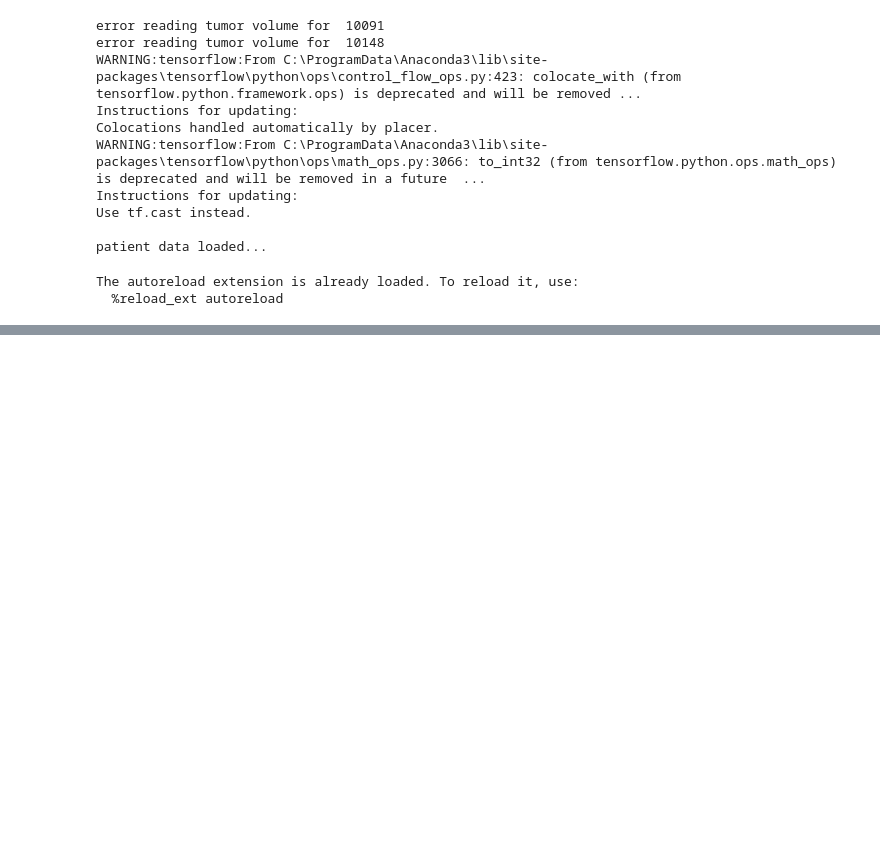
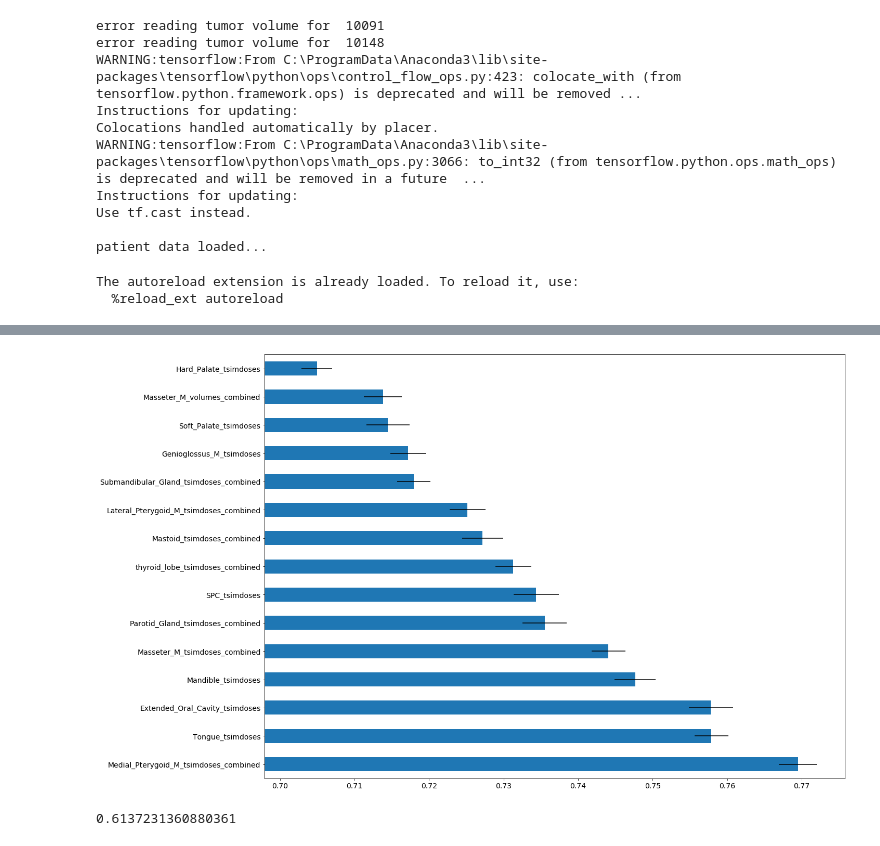
Before and after one commit to uic-evl/CAMP-RT, a Jupyter notebook: PYTHON/SensitivityAnalysis.ipynb, the cells around one changed output, grey strips where cells are left out. Drawn from its saved outputs; the diff is of its cells as text; code cells hidden in the pictures; blank space fills up the shorter version.

```diff
--- a/PYTHON/SensitivityAnalysis.ipynb
+++ b/PYTHON/SensitivityAnalysis.ipynb
@@ -111,0 +116,3 @@ array([-6.84424679e-01, -2.63033305e-01, -8.28377745e-03, -5.94999771e-03,
+# %%
+lg_importances = lg_feature_selector.get_importances(predicted, db.toxicity, as_df = True)
+lg_importances.describe()
@@ -111,0 +140,8 @@ array([-6.84424679e-01, -2.63033305e-01, -8.28377745e-03, -5.94999771e-03,
+# %%
+plot_n_importances(lg_importances,15)
+# %% [output]
+[figure, added]
+# %%
+lg_importances.total_volumes.mean()
+# %% [output]
+0.6137231360880361
```
Also changed, not shown: parts of 9 cells of this notebook, 3 other files.
